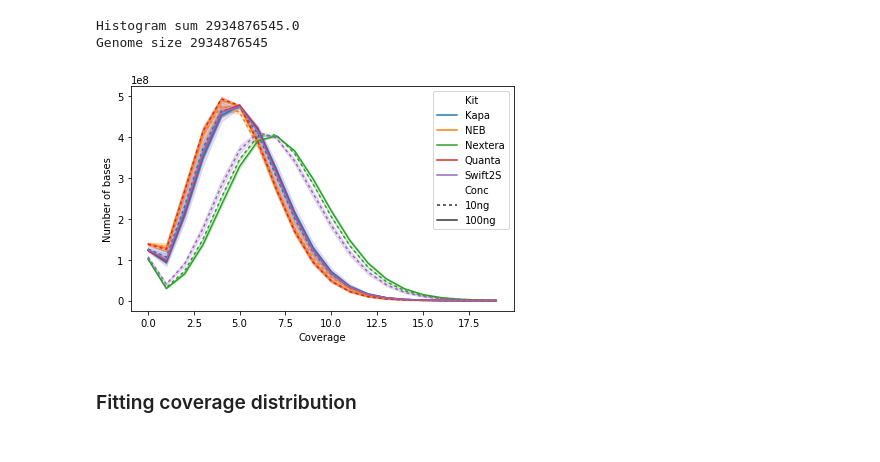
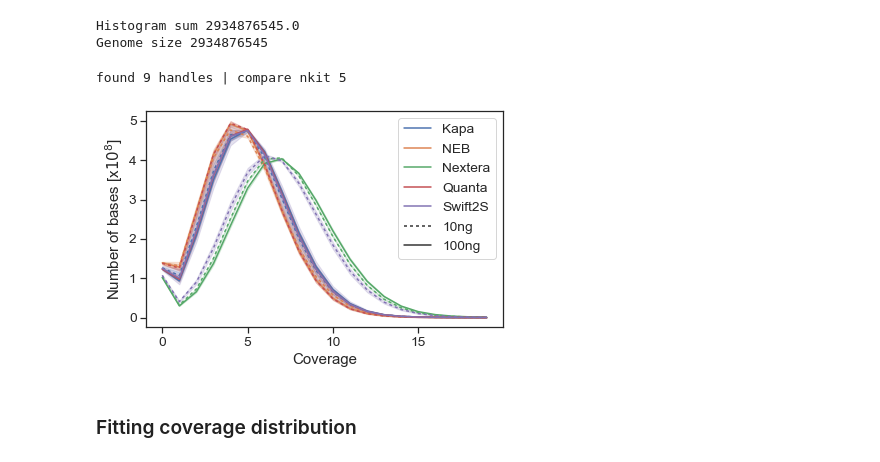
Before and after one commit to fa2k/comparison, a Jupyter notebook: b_Analysis.ipynb, the cells around one changed output. Cells and saved outputs as stored; diff of their text form; code cells hidden in the pictures.

Commit message:
formatting the plots

```diff
--- a/b_Analysis.ipynb
+++ b/b_Analysis.ipynb
@@ -128,7 +131,7 @@ Number of entries:  40
 ### Utility / cfg
 # %%
 def savefig(name, main=True):
-    for fmt in ['svg', 'png']:
+    for fmt in ['pdf']:
         if main:
             if INCLUDE_SWIFT_LONG_LIBS:
                 plt.savefig(f'plots-main-withLong/{WORKFLOW_BRANCH}_{name}.{fmt}')
@@ -139,9 +142,21 @@ def savefig(name, main=True):
                 plt.savefig(f'plots-suppl-withLong/{WORKFLOW_BRANCH}_{name}.{fmt}')
             else:
                 plt.savefig(f'plots-suppl/{WORKFLOW_BRANCH}_{name}.{fmt}')
-# %%
-def lineplotHueKit(**kwargs):
-    return sns.lineplot(**kwargs, hue='Kit', hue_order=kwargs['data'].Kit.cat.categories)
+# %%
+def lineplotHueKit(**kwargs):
+    g = sns.lineplot(**kwargs, hue='Kit', hue_order=kwargs['data'].Kit.cat.categories)
+    handles, labels = g.get_legend_handles_labels()
+    nkit = len(KIT_CATEGORIES)
+    print("found", len(handles), "handles | compare nkit", nkit)
+    if len(handles) > nkit:
+        # With conc label
+        handles = handles[:nkit+1] + handles[nkit+2:]
+        labels =  labels [:nkit+1] + labels [nkit+2:]
+        g.legend(handles=handles[1:], labels=labels[1:])
+    else:
+        # single label
+        g.legend().set_title(None)
+    return g
 # %%
 from matplotlib import rcParams
 rcParams.update({'figure.autolayout': True})
@@ -252,6 +247,7 @@ sns.boxplot(data=df, x='Kit', y='PCT_EXC_TOTAL', hue='Conc')
 # %%
 hist_rows = df[['coverage', 'high_quality_coverage_count']].apply(pd.Series.explode).apply(pd.to_numeric)
 long_df = df.drop(['coverage', 'high_quality_coverage_count'], axis=1).join(hist_rows)
+long_df['high_quality_coverage_count_1e8'] = long_df['high_quality_coverage_count'] * 1e-8
 # %%
 print("Histogram sum", long_df.loc[long_df.LIBRARY=='Kapa-10ng-1', 'high_quality_coverage_count'].sum())
 print("Genome size", long_df.GENOME_TERRITORY.max())
@@ -261,15 +257,16 @@ Genome size 2934876545
 # %%
 medium_df = long_df[(long_df.coverage < 20)]
 plt.figure()
-lineplotHueKit(x='coverage', y='high_quality_coverage_count',
+g = lineplotHueKit(x='coverage', y='high_quality_coverage_count_1e8',
                style='Conc', style_order=["10ng", "100ng"], dashes=[(2,2), ""],
                data=medium_df)
-plt.ylabel("Number of bases")
+plt.ylabel("Number of bases [x$10^8$]")
 plt.xlabel("Coverage")
 savefig("coverage_picard_all")
 plt.show()
 # %% [output]
+found 9 handles | compare nkit 5
-[figure, old version]
+[figure, new version]
 # %% [markdown]
 ### Fitting coverage distribution
 # %%
```
Also changed, not shown: parts of 30 cells of this notebook, 1 other file.
